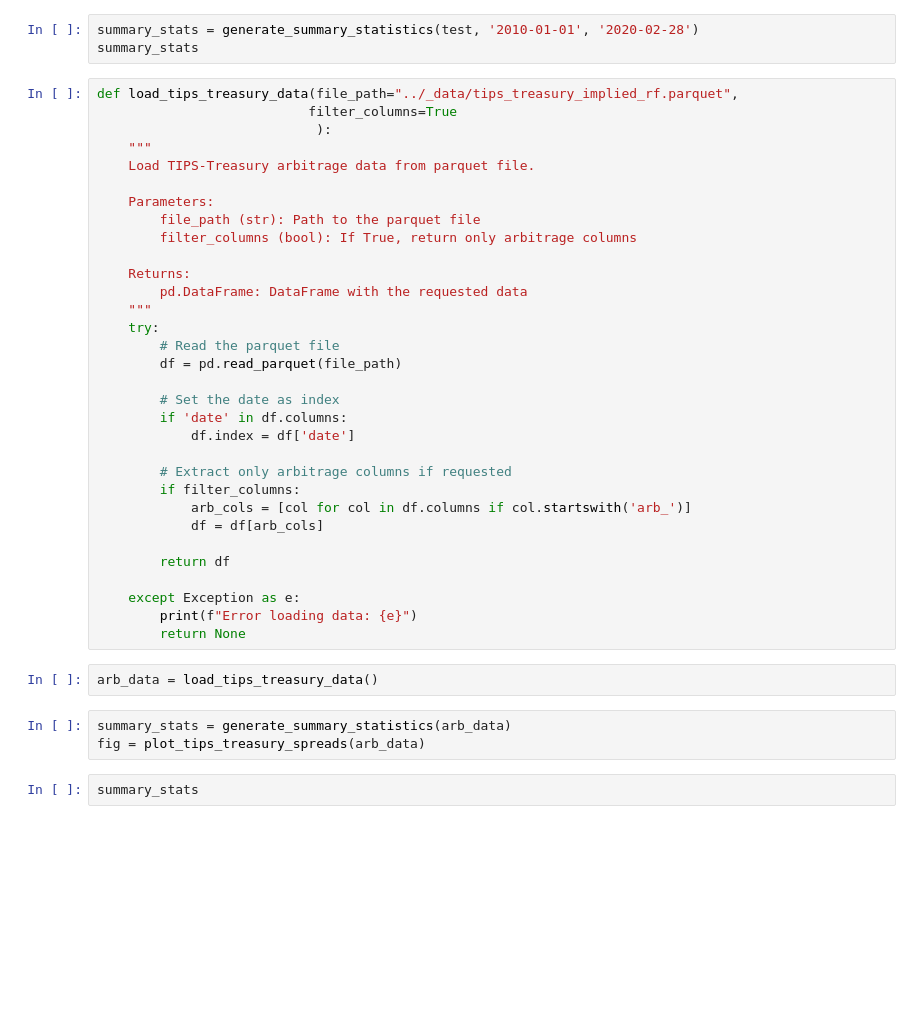
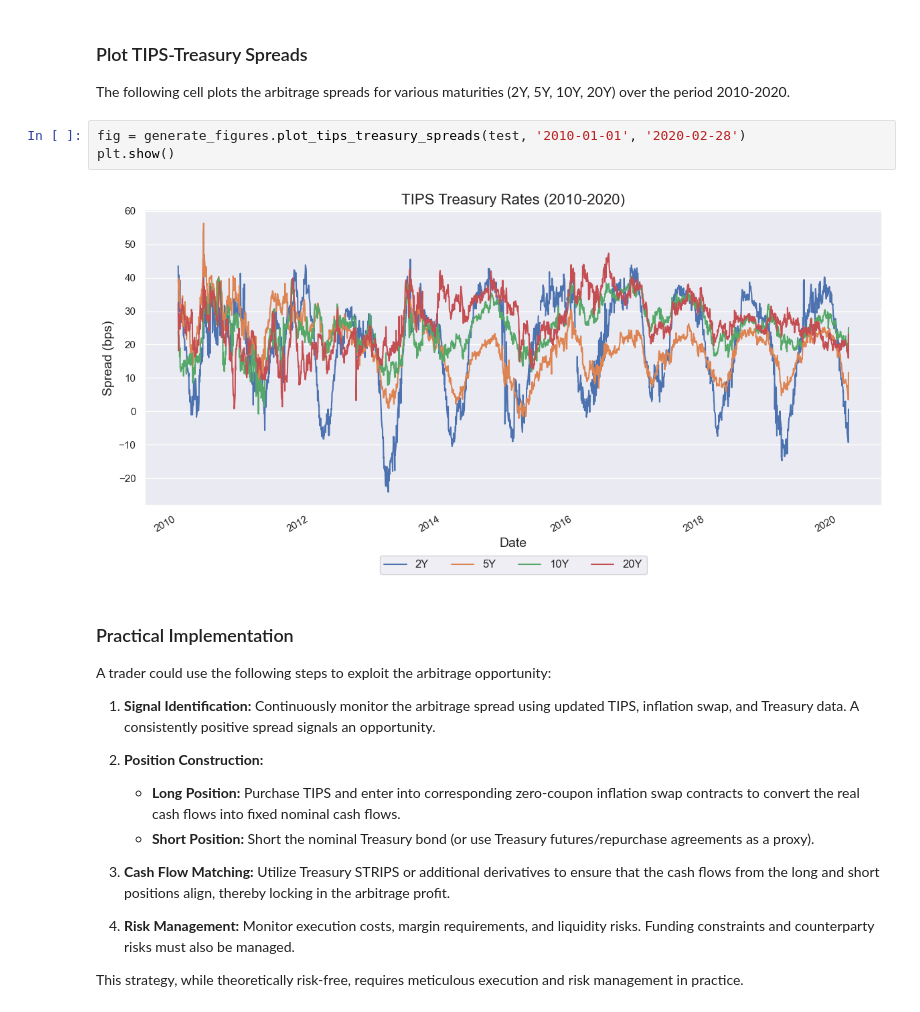
Before and after one commit to jmbejara/p14_tips_treasury_arb, a Jupyter notebook: src/arb_replication.ipynb, the cells around one changed output. Saved outputs shown, nothing was run; the diff lists cells and outputs as text; blank space fills up the shorter version.

```diff
--- a/src/arb_replication.ipynb
+++ b/src/arb_replication.ipynb
@@ -169,42 +113,25 @@ plt.show()
+# %% [markdown]
+### Plot TIPS-Treasury Spreads
+
+The following cell plots the arbitrage spreads for various maturities (2Y, 5Y, 10Y, 20Y) over the period 2010-2020.
 # %%
-summary_stats = generate_summary_statistics(test, '2010-01-01', '2020-02-28')
-summary_stats
+fig = generate_figures.plot_tips_treasury_spreads(test, '2010-01-01', '2020-02-28')
+plt.show()
+# %% [output]
+[figure, added]
-# %%
-def load_tips_treasury_data(file_path="../_data/tips_treasury_implied_rf.parquet",
-                           filter_columns=True
-							):
-    """
-    Load TIPS-Treasury arbitrage data from parquet file.
-
-    Parameters:
-        file_path (str): Path to the parquet file
-        filter_columns (bool): If True, return only arbitrage columns
-
-    Returns:
-        pd.DataFrame: DataFrame with the requested data
-    """
-    try:
-        # Read the parquet file
-        df = pd.read_parquet(file_path)
-
-        # Set the date as index
-        if 'date' in df.columns:
-            df.index = df['date']
-
-        # Extract only arbitrage columns if requested
-        if filter_columns:
-            arb_cols = [col for col in df.columns if col.startswith('arb_')]
-            df = df[arb_cols]
-
-        return df
-
-    except Exception as e:
-        print(f"Error loading data: {e}")
-        return None
-# %%
-arb_data = load_tips_treasury_data()
-# %%
-summary_stats = generate_summary_statistics(arb_data)
-fig = plot_tips_treasury_spreads(arb_data)
-# %%
-summary_stats
+# %% [markdown]
+### Practical Implementation
+
+A trader could use the following steps to exploit the arbitrage opportunity:
+
+1. **Signal Identification:** Continuously monitor the arbitrage spread using updated TIPS, inflation swap, and Treasury data. A consistently positive spread signals an opportunity.
+
+2. **Position Construction:**
+   - **Long Position:** Purchase TIPS and enter into corresponding zero-coupon inflation swap contracts to convert the real cash flows into fixed nominal cash flows.
+   - **Short Position:** Short the nominal Treasury bond (or use Treasury futures/repurchase agreements as a proxy).
+
+3. **Cash Flow Matching:** Utilize Treasury STRIPS or additional derivatives to ensure that the cash flows from the long and short positions align, thereby locking in the arbitrage profit.
+
+4. **Risk Management:** Monitor execution costs, margin requirements, and liquidity risks. Funding constraints and counterparty risks must also be managed.
+
+This strategy, while theoretically risk-free, requires meticulous execution and risk management in practice.
```
Also changed, not shown: parts of 16 cells of this notebook.
